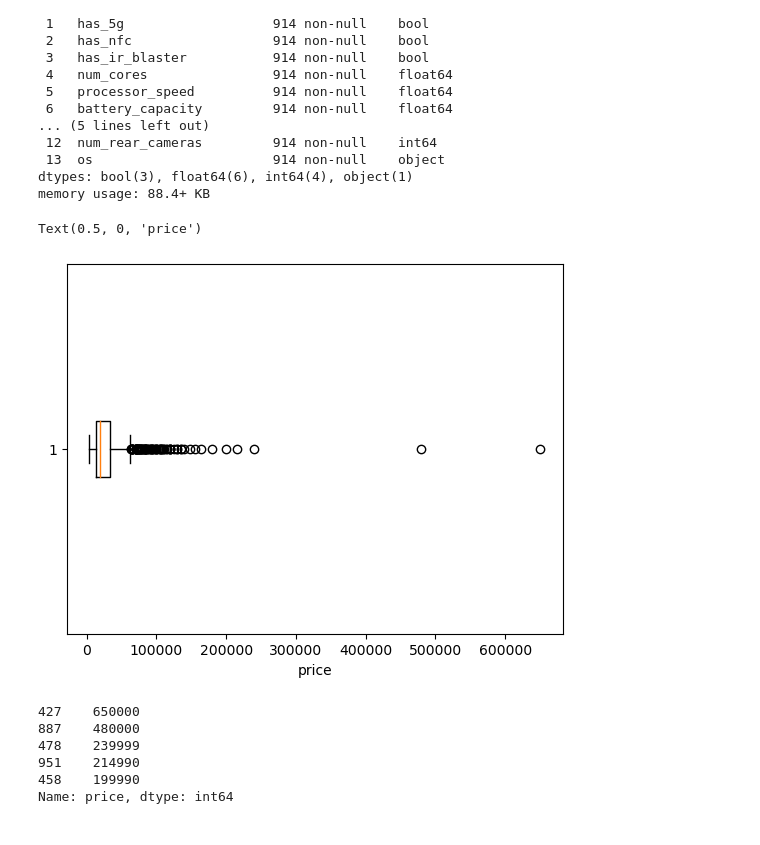
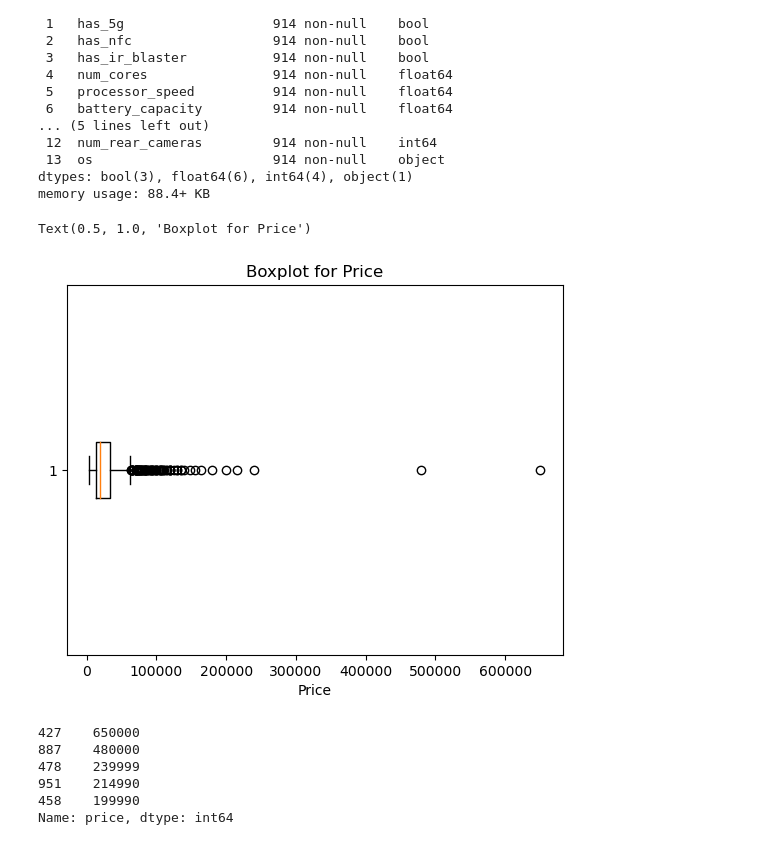
Before and after one commit to JasonRahimi2/INST414_Project, a Jupyter notebook: SemesterProjectINST414.ipynb, the cells around one changed output. Saved outputs shown, nothing was run; the diff lists cells and outputs as text; code cells hidden in the pictures.

```diff
--- a/SemesterProjectINST414.ipynb
+++ b/SemesterProjectINST414.ipynb
@@ -91,10 +91,11 @@ memory usage: 88.4+ KB
 # %%
 #Finding outliers in the price feature
 plt.boxplot(new_smartphone_df['price'], vert=False)
-plt.xlabel('price')
+plt.xlabel('Price')
+plt.title('Boxplot for Price')
 # %% [output]
-Text(0.5, 0, 'price')
+Text(0.5, 1.0, 'Boxplot for Price')
-[figure, old version]
+[figure, new version]
 # %%
 print(new_smartphone_df['price'].nlargest(5))
 # %% [output]
```
Also changed, not shown: parts of 15 cells of this notebook.
